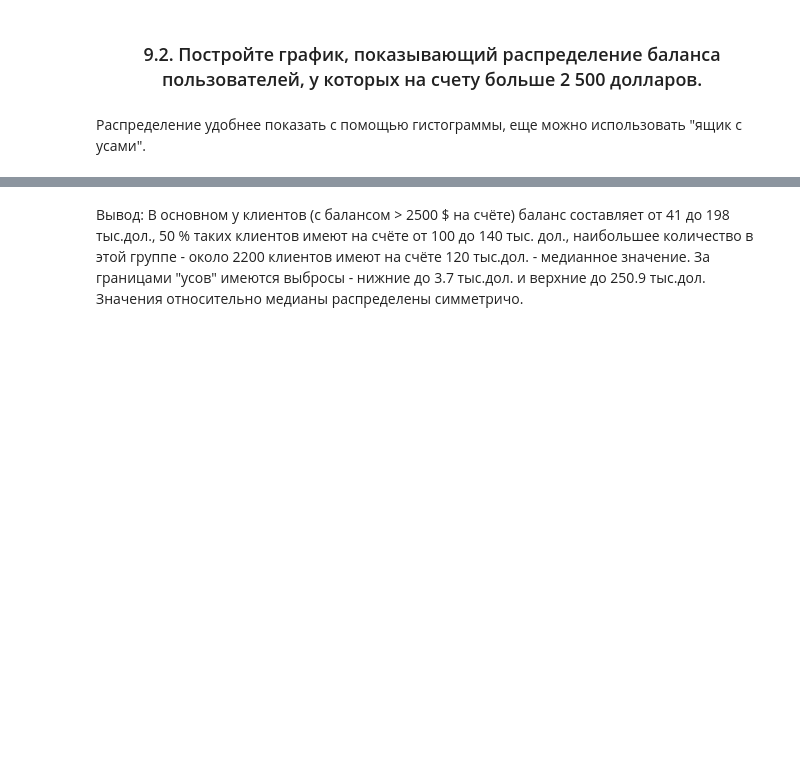
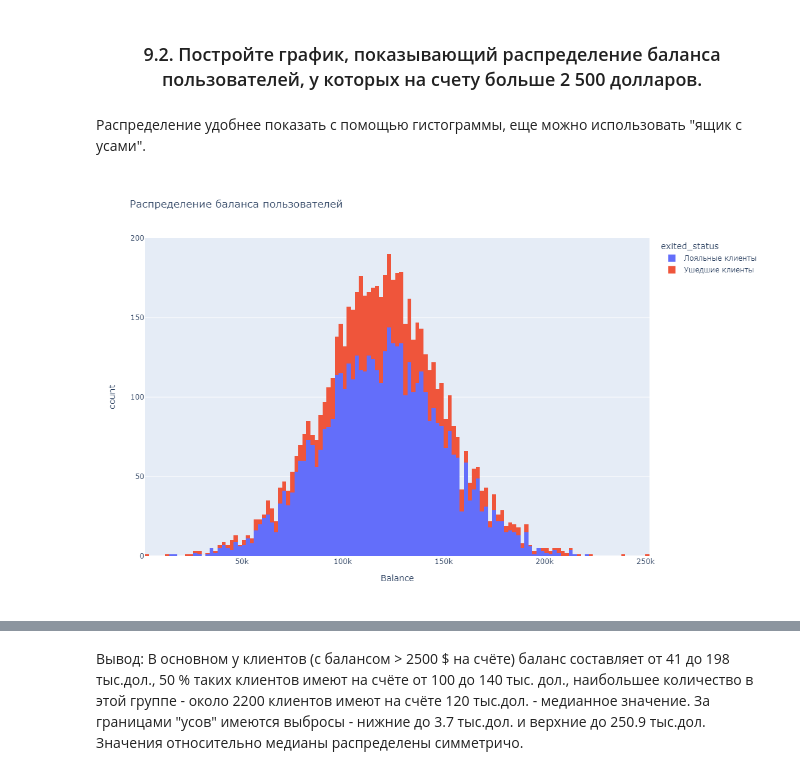
Before and after one commit to Dredox22/sf_data_science, a Jupyter notebook: SkillFactory/PY_13_Визуализация_данных/bank.ipynb, the cells around one changed output, grey strips where cells are left out. Cells and saved outputs as stored; diff of their text form; code cells hidden in the pictures; blank space fills up the shorter version.

```diff
--- a/SkillFactory/PY_13_Визуализация_данных/bank.ipynb
+++ b/SkillFactory/PY_13_Визуализация_данных/bank.ipynb
@@ -119,4 +124,9 @@ fig = px.histogram(
 fig.write_image("plotly/churn_Balance.png")
+# %%
+from IPython.display import Image
+Image("plotly/churn_Balance.png")
+# %% [output]
+[figure, added]
 # %%
 fig = px.box(churn_df_filter,
              x="Balance",
```
Also changed, not shown: parts of 21 cells of this notebook.
